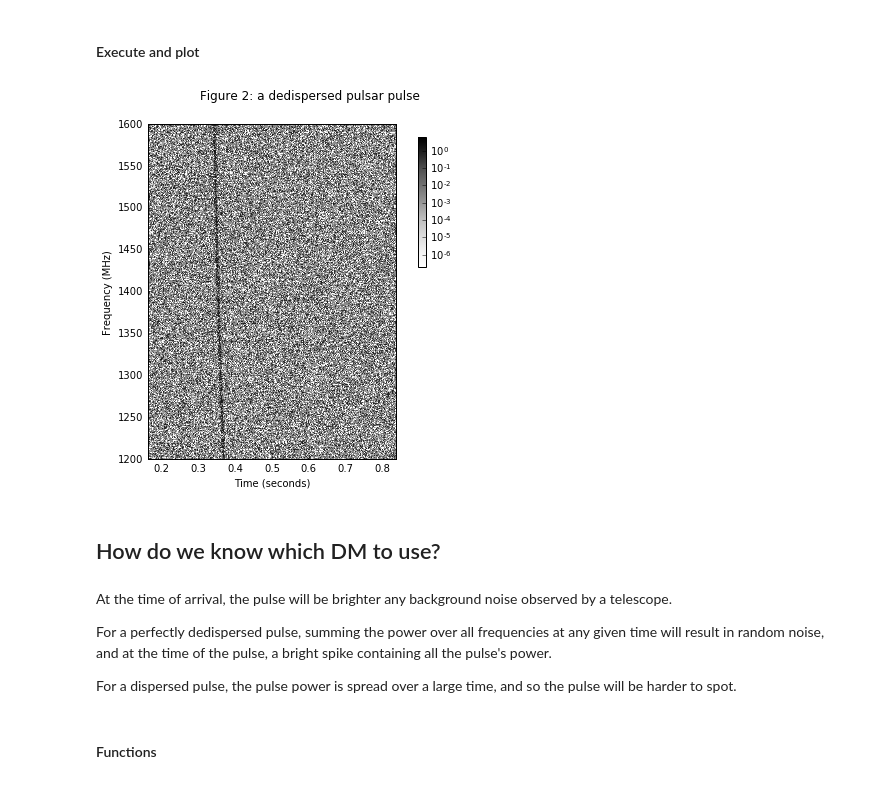
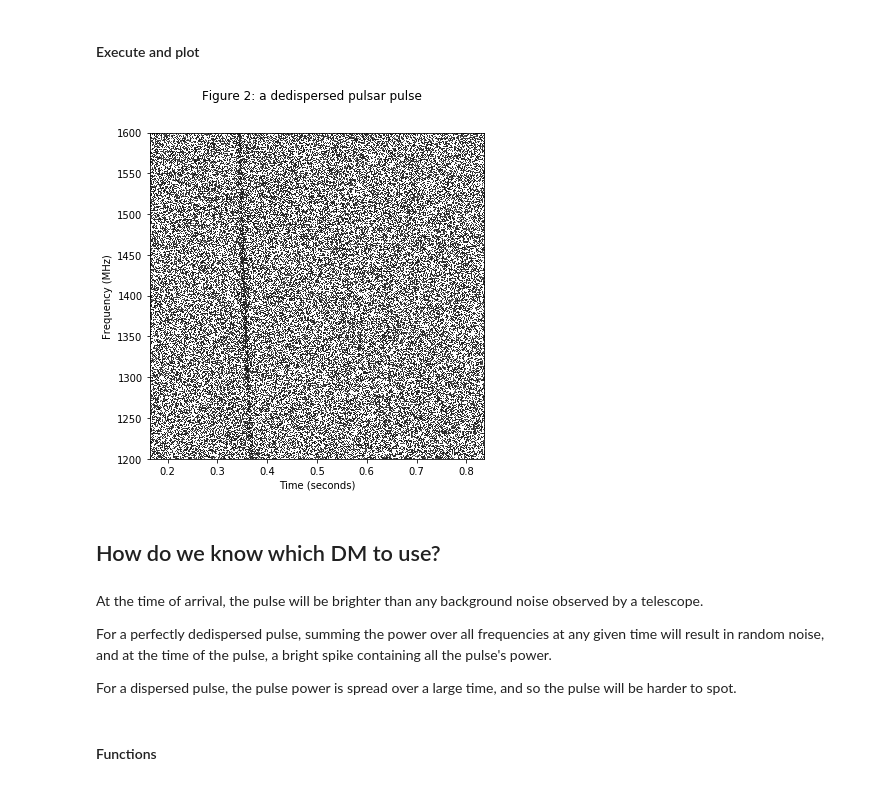
Before and after one commit to joe-fennell/data-analysis-part-1, a Jupyter notebook: Dispersion_Measure_Example.ipynb, the cells around one changed output. Cells and saved outputs as stored; diff of their text form; code cells hidden in the pictures.

Commit message:
downsampled and resaved raw data, converted to python 3 and tested notebook

```diff
--- a/Dispersion_Measure_Example.ipynb
+++ b/Dispersion_Measure_Example.ipynb
@@ -25,15 +24,19 @@ The observed effect on a pulse is a characteristic sweep as a function of freque
 ## An observed, dispersed, pulsar
 # %% [markdown]
 Below we plot some data representing a pulsar observation. This pulsar has been dispersed.
+# %%
+# this code imports the full version
+#stride = 8
+#obs=np.loadtxt('frb_noise.txt')[::stride,:]
+#np.save = np.save('frb_noise.npy',obs)
+# we will use a downsampled version
+# to speed up processing
+obs = np.load('frb_noise.npy')
 # %%
-#import observed pulsar pulse
-obs=np.loadtxt('frb_noise.txt')
-
-#define necessary constants:
-
+#define necessary constants (don't change these):
 b=400*(10**(-3))   # Frequency bandwidth of observation in GHz
 mf=1200*(10**(-3)) # Minimum frequency of observation in GHz
-st=5e-05           # Sampling time of observation in seconds
+st=5e-05 * 8          # Sampling time of observation in seconds
 nt=np.size(obs,0)  # Number of times sampled during observation
 
 #initialise plot
@@ -43,8 +46,9 @@ ax1 = fig.add_subplot(111)
 ax1.set_xlabel('Time (seconds)')
 ax1.set_ylabel('Frequency (MHz)')
 
+extent = [0,nt*st,(mf)/(10**-3),(mf+b)/(10**-3)]
 #plot original observation
-im1 = ax1.imshow(obs.T,cmap=cm.Greys,aspect='auto',origin='lower',extent=[0,nt*st,(mf)/(10**-3),(mf+b)/(10**-3)], norm=col.LogNorm())
+im1 = ax1.imshow(obs.T,cmap='binary',aspect='auto',origin='lower',extent=extent, norm=col.LogNorm())
 
 #colorbar
 fig.subplots_adjust(right=0.7,wspace=0.8)
@@ -146,7 +150,9 @@ def dedisperse(dispersed_image,dispersion_measure,bandwidth,minfreq,sample_time)
         #roll back the elements
         dedispersed_image[:,i]=np.roll(dispersed_image[:,i],-int(round(rollback)))
 
+    np.apply_along_axis
     return(dedispersed_image,maxroll)
+
 
 def crop(dedispersed_image,maxroll):
     """
@@ -175,30 +181,32 @@ def crop(dedispersed_image,maxroll):
 # %%
 #dedisperse observed pulse
 dedispersed_obs,mroll = dedisperse(obs,DM,b,mf,st) # dedisperse
 dedispersed_obs = crop(dedispersed_obs,mroll)      # crop rollover
 
 #initialise plot
 fig=plt.figure(figsize=(6,6))
 fig.suptitle('Figure 2: a dedispersed pulsar pulse',fontsize=12)
 ax1 = fig.add_subplot(111)
 ax1.set_xlabel('Time (seconds)')
 ax1.set_ylabel('Frequency (MHz)')
 
+# define the scaling parameters
+extent = [(mroll*st),((nt*st)-(mroll*st)),(mf)/(10**-3),(mf+b)/(10**-3)]
 #plot dedispersed pulse
-im1=ax1.imshow(dedispersed_obs.T,cmap=cm.Greys,aspect='auto',origin='lower',extent=[(mroll*st),((nt*st)-(mroll*st)),(mf)/(10**-3),(mf+b)/(10**-3)],norm=col.LogNorm())
+im1=ax1.imshow(dedispersed_obs.T,cmap=cm.Greys,aspect='auto',origin='lower',extent=extent,norm=col.LogNorm())
 
 #colorbar
-fig.subplots_adjust(right=0.7,wspace=0.8)
-cbar_ax1 = fig.add_axes([0.75,0.57,0.02,0.3])
-fig.colorbar(im1,cax=cbar_ax1)
+#fig.subplots_adjust(right=0.7,wspace=0.8)
+#cbar_ax1 = fig.add_axes([0.75,0.57,0.02,0.3])
+#fig.colorbar(im1,cax=cbar_ax1)
 
 plt.show()
 # %% [output]
-[figure, old version]
+[figure, new version]
 # %% [markdown]
 ## How do we know which DM to use?
 # %% [markdown]
-At the time of arrival, the pulse will be brighter any background noise observed by a telescope.
+At the time of arrival, the pulse will be brighter than any background noise observed by a telescope.
 
 For a perfectly dedispersed pulse, summing the power over all frequencies at any given time will result in random noise, and at the time of the pulse, a bright spike containing all the pulse's power.
 
```
Also changed, not shown: parts of 8 cells of this notebook, 3 other files.
